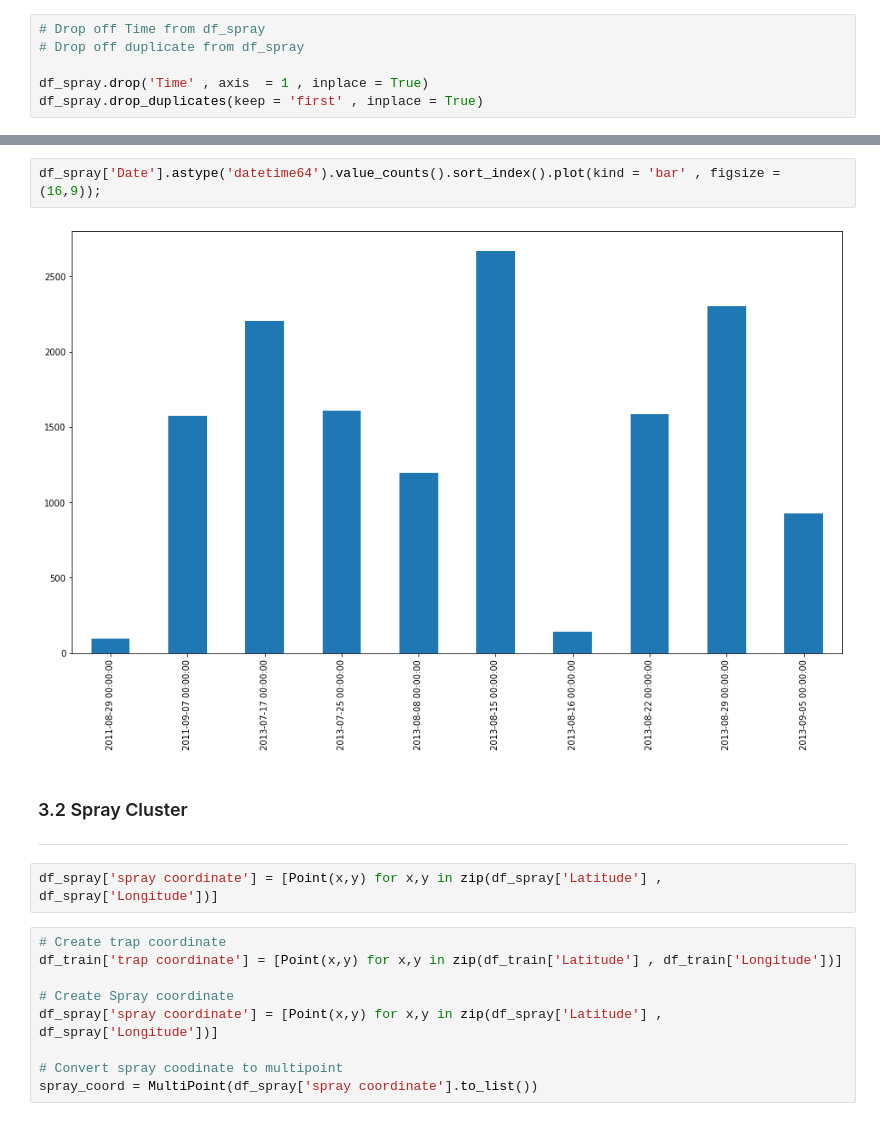
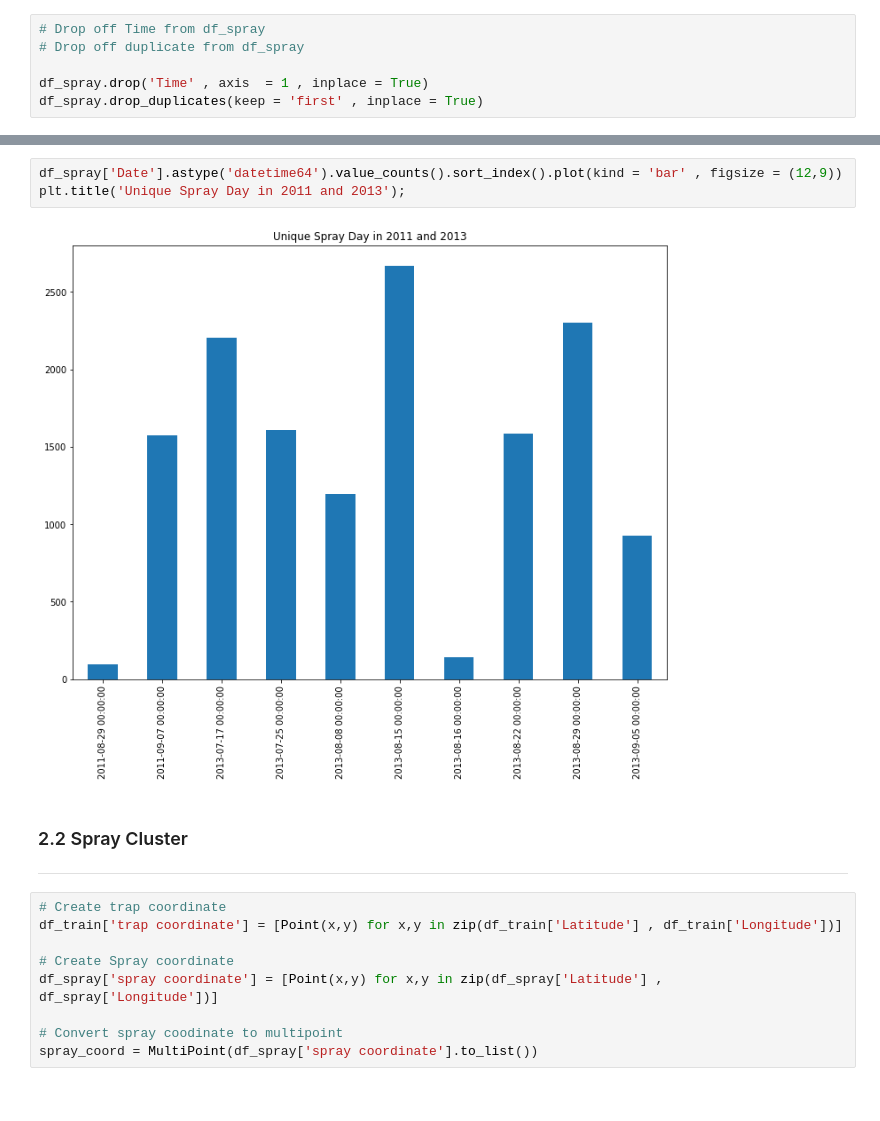
Before and after one commit to henrioei/Binary-Classification-on-West-Nile-Virus, a Jupyter notebook: Project_4_West_Nile_Virus_Terence.ipynb, the cells around one changed output, grey strips where cells are left out. Drawn from its saved outputs; the diff is of its cells as text.

```diff
--- a/Project_4_West_Nile_Virus_Terence.ipynb
+++ b/Project_4_West_Nile_Virus_Terence.ipynb
@@ -107,12 +254,11 @@ df_spray.head()
 # %%
-df_spray['Date'].astype('datetime64').value_counts().sort_index().plot(kind = 'bar' , figsize = (16,9));
+df_spray['Date'].astype('datetime64').value_counts().sort_index().plot(kind = 'bar' , figsize = (12,9))
+plt.title('Unique Spray Day in 2011 and 2013');
 # %% [output]
-[figure, old version]
+[figure, new version]
 # %% [markdown]
-### 3.2 Spray Cluster
+### 2.2 Spray Cluster
 ___
-# %%
-df_spray['spray coordinate'] = [Point(x,y) for x,y in zip(df_spray['Latitude'] , df_spray['Longitude'])]
 # %%
 # Create trap coordinate
 df_train['trap coordinate'] = [Point(x,y) for x,y in zip(df_train['Latitude'] , df_train['Longitude'])]
```
Also changed, not shown: parts of 66 cells of this notebook.
